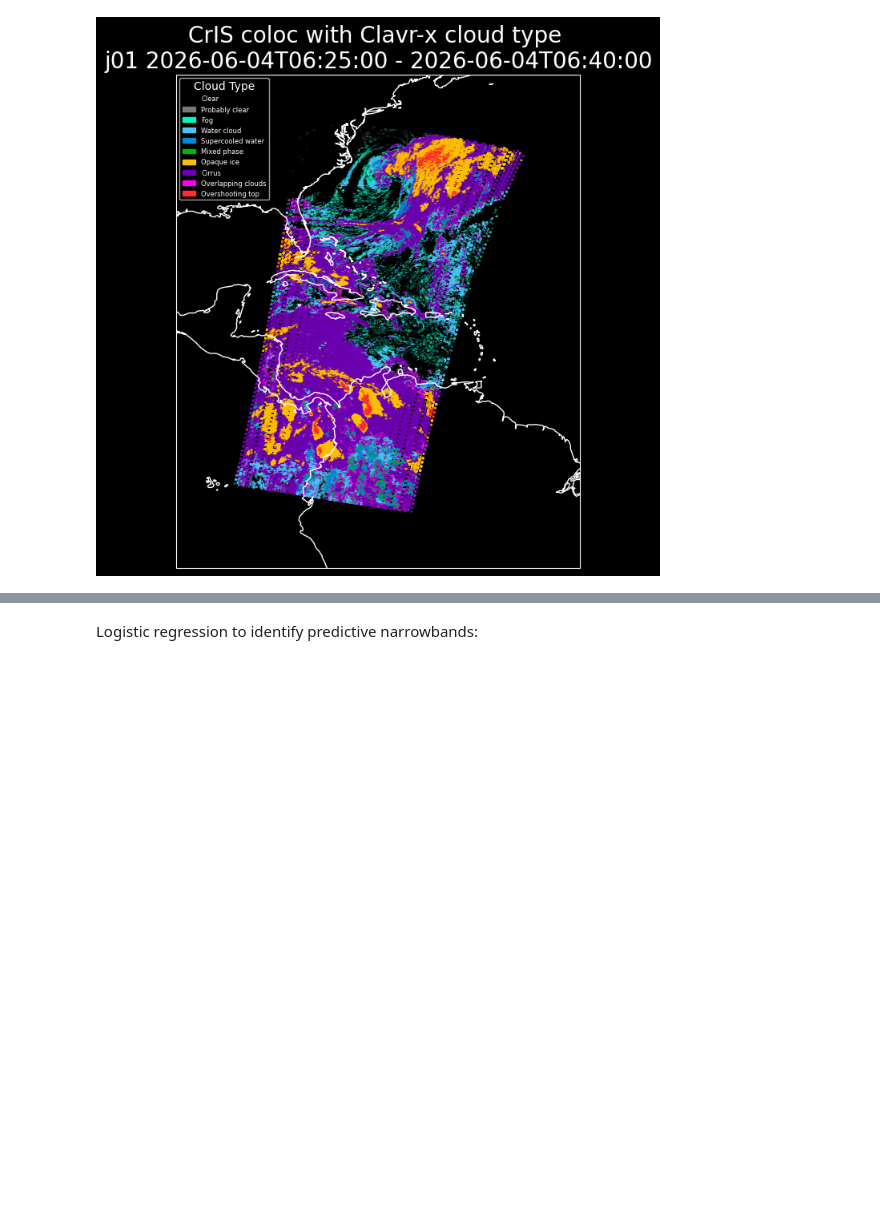
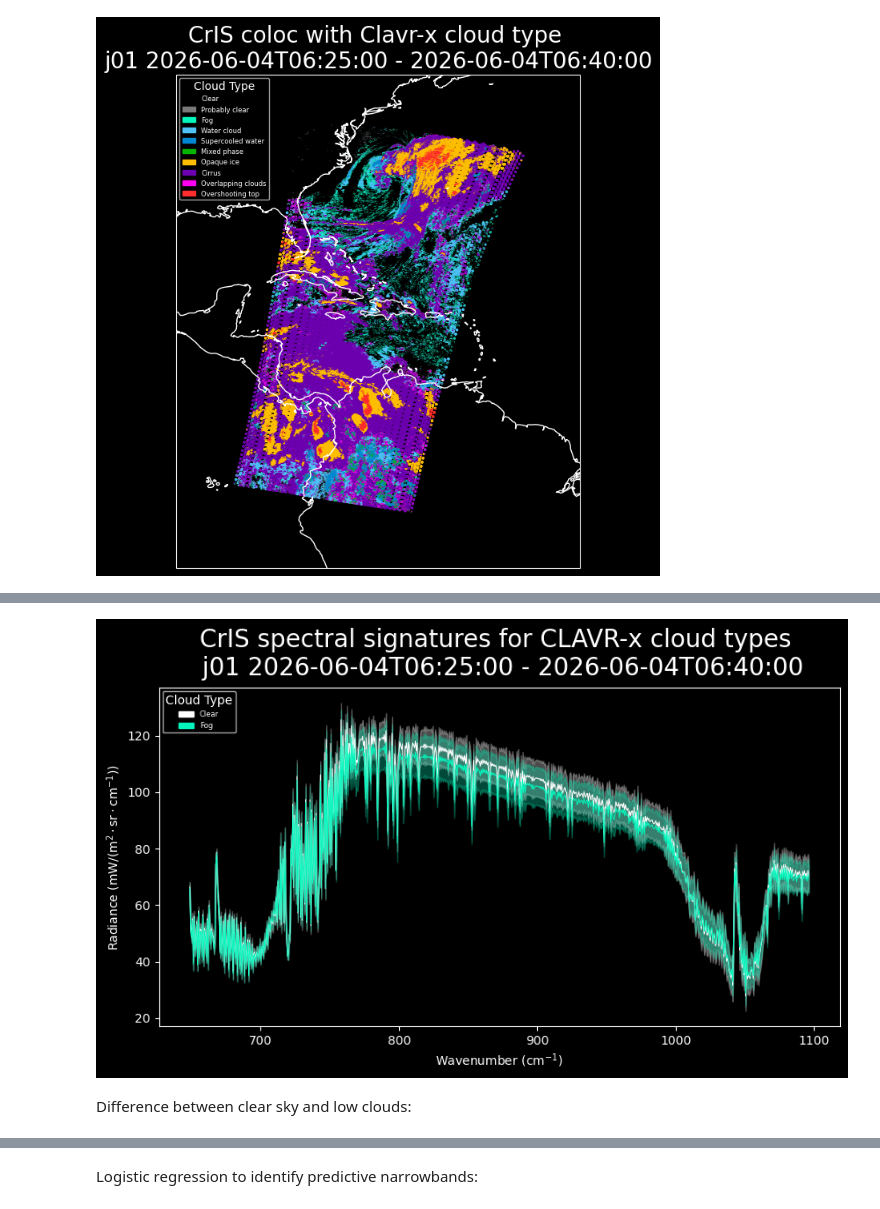
Before and after one commit to jesseturner/spectral_analysis, a Jupyter notebook: notebook_cris.ipynb, the cells around one changed output, grey strips where cells are left out. Cells and saved outputs as stored; diff of their text form; code cells hidden in the pictures; blank space fills up the shorter version.

Commit message:
Standard deviation for spectra

```diff
--- a/notebook_cris.ipynb
+++ b/notebook_cris.ipynb
@@ -493,0 +449,59 @@ plt.show()
+# %%
+#--- Plot clear sky and fog spectras with standard deviation
+
+plt.style.use('dark_background')
+fig, ax = plt.subplots(figsize=(10, 5))
+ax.set_facecolor('black')
+
+cloud_radiance_table.loc[0, "cloud_type_color"] = "#FFFFFF"
+clear_sky = cloud_radiance_table.iloc[0]
+
+plt.plot(x, clear_sky['avg_radiances'],
+        label=f"{clear_sky["cloud_type_label"]}",
+        color=clear_sky["cloud_type_color"],
+        linewidth=0.72)
+
+plt.fill_between(x,
+                 np.array(clear_sky['avg_radiances']) - np.array(clear_sky['std_radiances']),
+                 np.array(clear_sky['avg_radiances']) + np.array(clear_sky['std_radiances']),
+                 color=clear_sky["cloud_type_color"],
+                 alpha=0.3)
+
+fog = cloud_radiance_table.iloc[2]
+
+plt.plot(x, fog['avg_radiances'],
+        label=f"{fog["cloud_type_label"]}",
+        color=fog["cloud_type_color"],
+        linewidth=0.72)
+
+plt.fill_between(x,
+                 np.array(fog['avg_radiances']) - np.array(fog['std_radiances']),
+                 np.array(fog['avg_radiances']) + np.array(fog['std_radiances']),
+                 color=fog["cloud_type_color"],
+                 alpha=0.3)
+
+# ax.set_ylim(90, 129)
+ax.set_xlabel("Wavenumber (cm$^{-1}$)")
+ax.set_ylabel(r'Radiance $\mathrm{(mW / (m^2 \cdot sr \cdot cm^{-1}))}$')
+
+plot_title = f"CrIS spectral signatures for CLAVR-x cloud types \n {description}"
+ax.set_title(plot_title, fontsize=20, pad=10)
+
+handles = [
+    mpatches.Patch(color=cloud_radiance_table['cloud_type_color'][0], label=cloud_radiance_table['cloud_type_label'][0]),
+    mpatches.Patch(color=cloud_radiance_table['cloud_type_color'][2], label=cloud_radiance_table['cloud_type_label'][2])
+]
+ax.legend(
+    handles=handles,
+    title="Cloud Type",
+    loc="upper left",
+    fontsize=6
+)
+
+plt.savefig(f"plots/{today_date_str}_cris_signatures_clear_fog.png",
+            dpi=600, bbox_inches='tight')
+plt.show()
+# %% [output]
+[figure, added]
+# %% [markdown]
+Difference between clear sky and low clouds:
```
Also changed, not shown: parts of 7 cells of this notebook.
